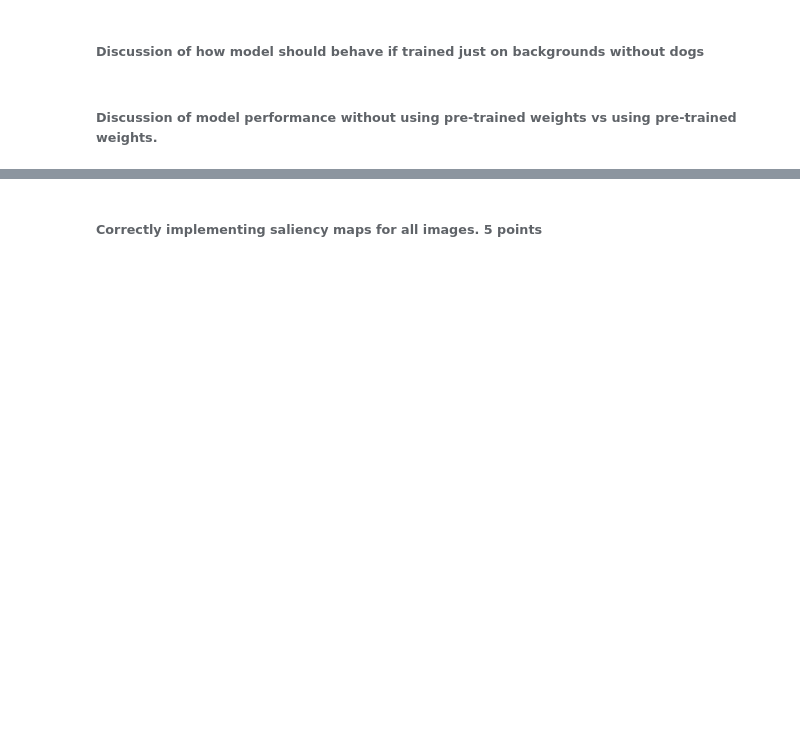
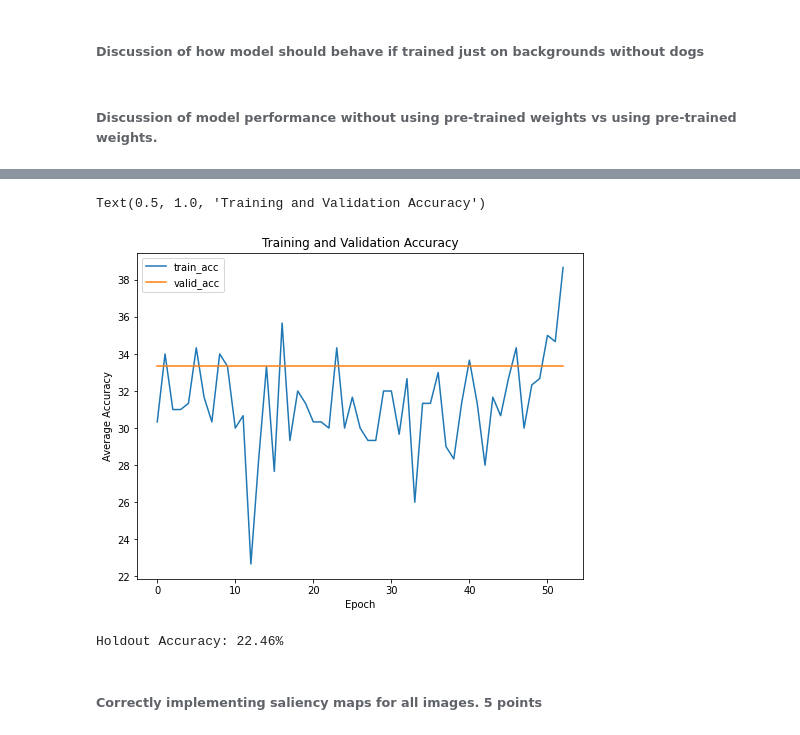
Before and after one commit to samodle/Learning-Machine-Learning, a Jupyter notebook: CNNs and Transfer Learning/Project 3 - ML For Real World Use.ipynb, the cells around one changed output, grey strips where cells are left out. Cells and saved outputs as stored; diff of their text form; code cells hidden in the pictures; blank space fills up the shorter version.

```diff
--- a/CNNs and Transfer Learning/Project 3 - ML For Real World Use.ipynb
+++ b/CNNs and Transfer Learning/Project 3 - ML For Real World Use.ipynb
@@ -901,3 +971,53 @@ Finally, include a discussion of the output of your saliency analysis for this d
+# %%
+plt.figure(figsize=(8, 6))
+for c in ['train_acc', 'valid_acc']:
+    plt.plot(
+        100 * historyN[c], label=c)
+plt.legend()
+plt.xlabel('Epoch')
+plt.ylabel('Average Accuracy')
+plt.title('Training and Validation Accuracy')
+# %% [output]
+Text(0.5, 1.0, 'Training and Validation Accuracy')
+[figure, added]
+# %%
+holdout_loss = 0.0
+holdout_acc = 0
+
+with torch.no_grad():
+    # Set to evaluation mode
+    model.eval()
+
+    # Validation loop
+    for data, target in holdout_data_loader:
+        if train_on_gpu:
+            data, target = data.cuda(), target.cuda()
+
+        # Forward pass
+        output = model(data)
+
+        # Validation loss
+        loss = criterion(output, target)
+        # Multiply average loss times the number of examples in batch
+        holdout_loss += loss.item() * data.size(0)
+
+        # Calculate validation accuracy
+        _, pred = torch.max(output, dim=1)
+        correct_tensor = pred.eq(target.data.view_as(pred))
+        accuracy = torch.mean(correct_tensor.type(torch.FloatTensor))
+        # Multiply average accuracy times the number of examples
+        holdout_acc += accuracy.item() * data.size(0)
+
+    # Calculate average losses
+    holdout_loss = holdout_loss / len(holdout_data_loader.dataset)
+
+    # Calculate average accuracy
+    holdout_acc = holdout_acc / len(holdout_data_loader.dataset)
+    holdout_acc = round(holdout_acc*100, 2)
+
+print(f'Holdout Accuracy: {holdout_acc}%')
+# %% [output]
+Holdout Accuracy: 22.46%
 # %% [markdown]
 ###### Correctly implementing saliency maps for all images.	5 points
 # %% [markdown]
```
Also changed, not shown: parts of 10 cells of this notebook.
